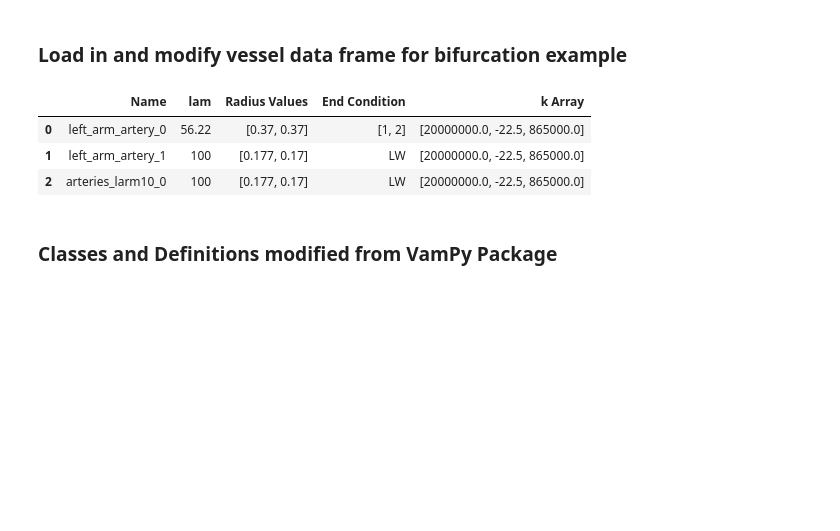
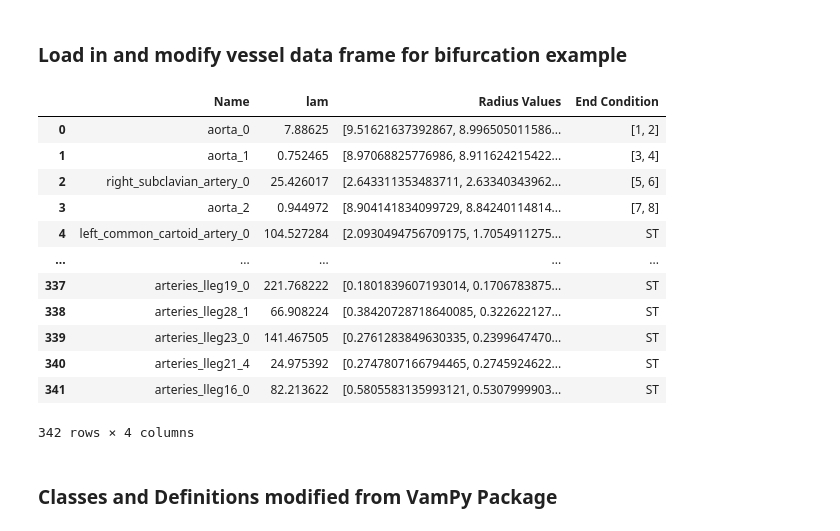
Before and after one commit to CNorthwayMedPhys/Full-Body-Flow-Model-Project, a Jupyter notebook: 02.12 Blood Flow - Bifurcation Example.ipynb, the cells around one changed output. Drawn from its saved outputs; the diff is of its cells as text; code cells hidden in the pictures; blank space fills up the shorter version.

```diff
--- a/02.12 Blood Flow - Bifurcation Example.ipynb
+++ b/02.12 Blood Flow - Bifurcation Example.ipynb
@@ -28,27 +28,28 @@ tt.tic()
 # %%
 #load in vessel data frame
 
 try:
     vessel_df = pd.read_pickle ('C:\\Users\\cbnor\\Documents\\Full Body Flow Model Project\\larm.pkl')
 except:
-    vessel_df = pd.read_pickle ('C:\\Users\\Cassidy.Northway\\RemoteGit\\larm.pkl')
+    vessel_df = pd.read_pickle ('C:\\Users\\Cassidy.Northway\\RemoteGit\\SysArteries.pkl')
 
-vessel_df = vessel_df.loc[0:2]
-vessel_df.at[1,'End Condition'] = 'LW'
-vessel_df.at[2,'End Condition'] = 'LW'
-vessel_df.at[0,'Radius Values'] = [0.37, 0.37]
-vessel_df.at[1,'Radius Values'] = [0.177, 0.17]
-vessel_df.at[2,'Radius Values'] = [0.177, 0.17]
-vessel_df.at[0, 'lam'] =56.22
-vessel_df.at[1, 'lam'] =100
-vessel_df.at[2, 'lam'] =100
+
 
 display(vessel_df)
 # %% [output]
-|  | Name | lam | Radius Values | End Condition | k Array |
-| 0 | left_arm_artery_0 | 56.22 | [0.37, 0.37] | [1, 2] | [20000000.0, -22.5, 865000.0] |
-| 1 | left_arm_artery_1 | 100 | [0.177, 0.17] | LW | [20000000.0, -22.5, 865000.0] |
-| 2 | arteries_larm10_0 | 100 | [0.177, 0.17] | LW | [20000000.0, -22.5, 865000.0] |
+|  | Name | lam | Radius Values | End Condition |
+| 0 | aorta_0 | 7.88625 | [9.51621637392867, 8.996505011586... | [1, 2] |
+| 1 | aorta_1 | 0.752465 | [8.97068825776986, 8.911624215422... | [3, 4] |
+| 2 | right_subclavian_artery_0 | 25.426017 | [2.643311353483711, 2.63340343962... | [5, 6] |
+| 3 | aorta_2 | 0.944972 | [8.904141834099729, 8.84240114814... | [7, 8] |
+| 4 | left_common_cartoid_artery_0 | 104.527284 | [2.0930494756709175, 1.7054911275... | ST |
+| ... | ... | ... | ... | ... |
+| 337 | arteries_lleg19_0 | 221.768222 | [0.1801839607193014, 0.1706783875... | ST |
+| 338 | arteries_lleg28_1 | 66.908224 | [0.38420728718640085, 0.322622127... | ST |
+| 339 | arteries_lleg23_0 | 141.467505 | [0.2761283849630335, 0.2399647470... | ST |
+| 340 | arteries_lleg21_4 | 24.975392 | [0.2747807166794465, 0.2745924622... | ST |
+| 341 | arteries_lleg16_0 | 82.213622 | [0.5805583135993121, 0.5307999903... | ST |
+342 rows × 4 columns
 # %% [markdown]
 ### Classes and Definitions modified from VamPy Package
 # %%
```
Also changed, not shown: 11 other files.
